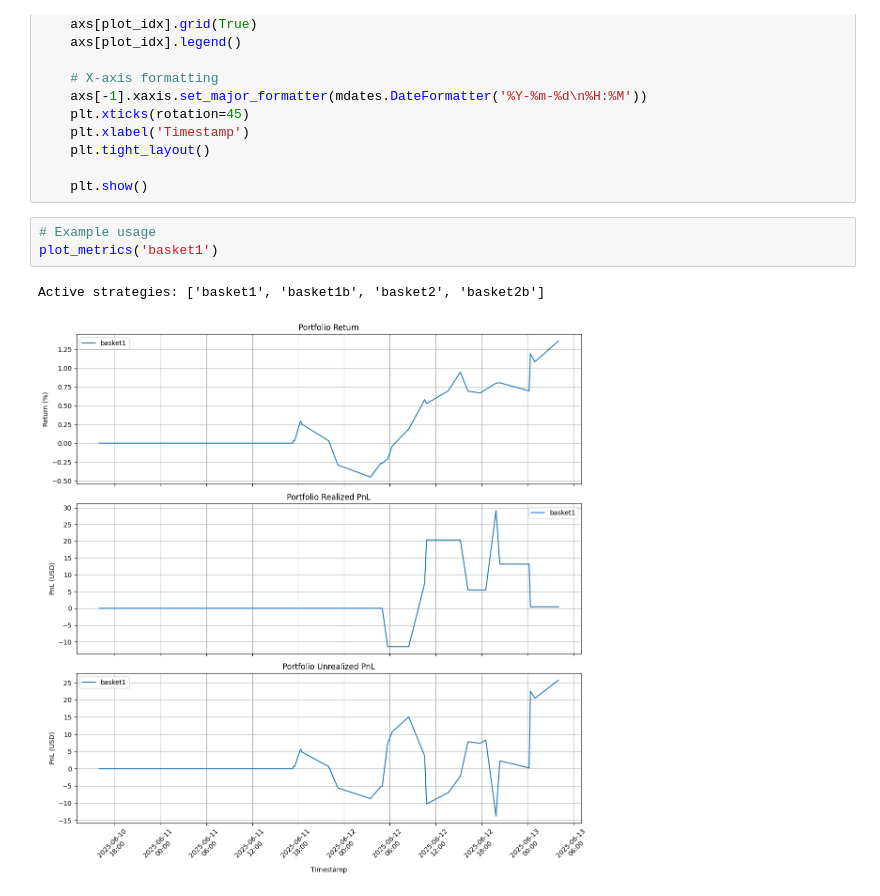
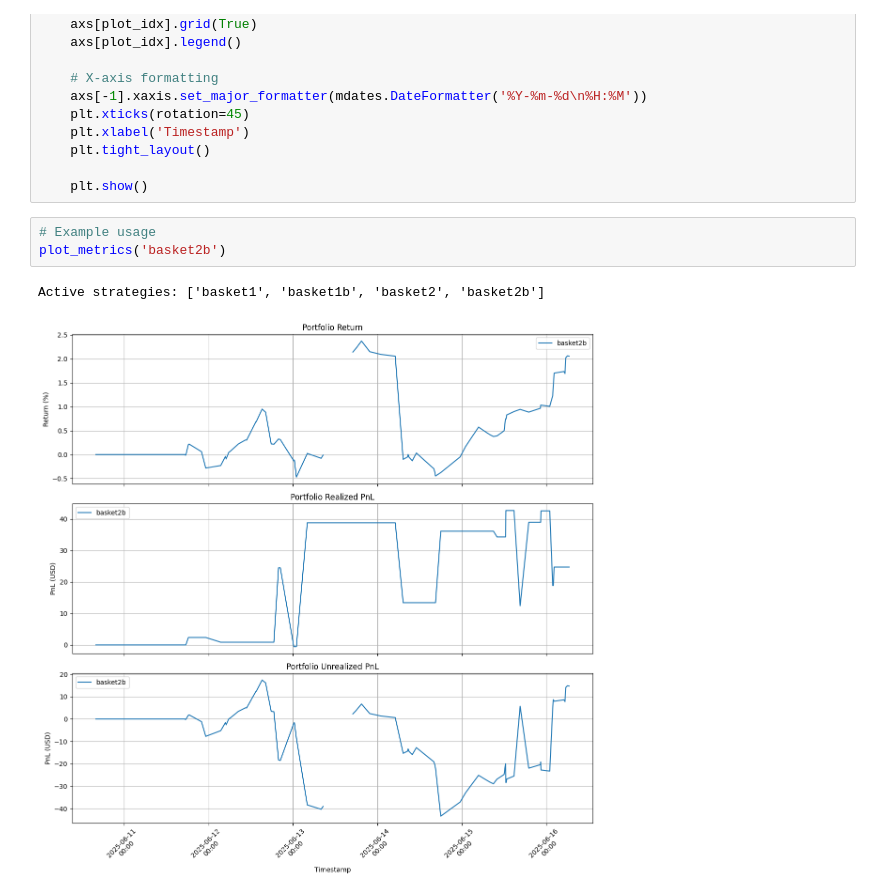
Before and after one commit to marescialloNino/position-comparator, a Jupyter notebook: unbalance.ipynb, the cells around one changed output. Cells and saved outputs as stored; diff of their text form.

```diff
--- a/unbalance.ipynb
+++ b/unbalance.ipynb
@@ -170,10 +170,10 @@ def plot_metrics(selection: str, show_strategies: bool = False):
     plt.show()
 # %%
 # Example usage
-plot_metrics('basket1')
+plot_metrics('basket2b')
 # %% [output]
 Active strategies: ['basket1', 'basket1b', 'basket2', 'basket2b']
-[figure, old version]
+[figure, new version]
 # %%
 plot_metrics('2', show_strategies=True)  # Example for account with strategies
 # %% [output]
```
Also changed, not shown: parts of 1 cell of this notebook, 9 other files.
